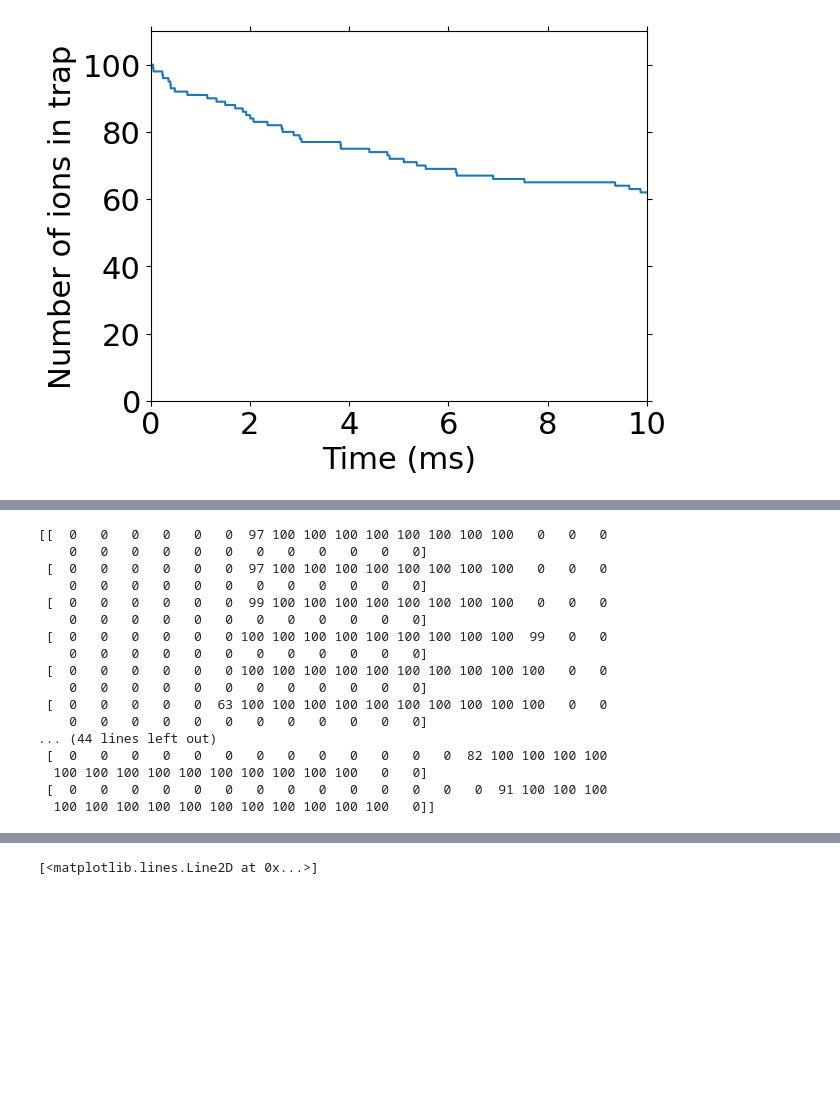
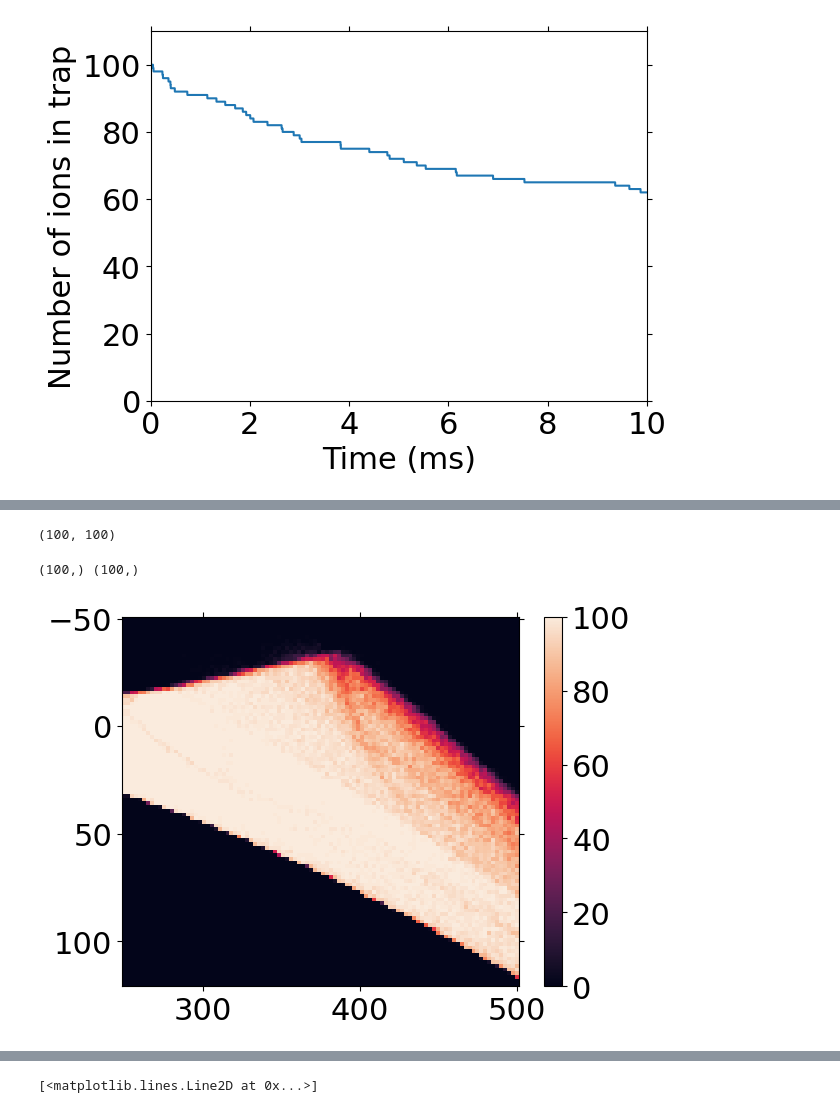
Before and after one commit to EmilLenler/PhD-Work, a Jupyter notebook: Lab Stuff/ESI/Thomas Simulations/CIT single ion.ipynb, the cells around one changed output, grey strips where cells are left out. Cells and saved outputs as stored; diff of their text form; code cells hidden in the pictures; blank space fills up the shorter version.

```diff
--- a/Lab Stuff/ESI/Thomas Simulations/CIT single ion.ipynb
+++ b/Lab Stuff/ESI/Thomas Simulations/CIT single ion.ipynb
@@ -259,7 +259,7 @@ def get_stability(RF):
     ts = np.arange(0, delta_t, 0.1e-6)
     r0 = 10e-3
     z0 = 9e-3
-    sigma_xyz = 0.2e-3
+    sigma_xyz = 1e-3
     T = 300
     N_arr = []
     for DC in VDCs:
@@ -292,26 +295,15 @@ DATA = np.array(U_edge_long_sim[1])
 for line in U_edge_long_sim[1:]:
     DATA = np.vstack((DATA,np.array(line)))
     # print()
-print(DATA)
+print(DATA.T.shape)
 # %% [output]
-[[  0   0   0   0   0   0  97 100 100 100 100 100 100 100 100   0   0   0
-    0   0   0   0   0   0   0   0   0   0   0   0]
- [  0   0   0   0   0   0  97 100 100 100 100 100 100 100 100   0   0   0
-    0   0   0   0   0   0   0   0   0   0   0   0]
- [  0   0   0   0   0   0  99 100 100 100 100 100 100 100 100   0   0   0
-    0   0   0   0   0   0   0   0   0   0   0   0]
- [  0   0   0   0   0   0 100 100 100 100 100 100 100 100 100  99   0   0
-    0   0   0   0   0   0   0   0   0   0   0   0]
- [  0   0   0   0   0   0 100 100 100 100 100 100 100 100 100 100   0   0
-    0   0   0   0   0   0   0   0   0   0   0   0]
- [  0   0   0   0   0  63 100 100 100 100 100 100 100 100 100 100   0   0
-    0   0   0   0   0   0   0   0   0   0   0   0]
-... (44 lines left out)
- [  0   0   0   0   0   0   0   0   0   0   0   0   0  82 100 100 100 100
-  100 100 100 100 100 100 100 100 100 100   0   0]
- [  0   0   0   0   0   0   0   0   0   0   0   0   0   0  91 100 100 100
-  100 100 100 100 100 100 100 100 100 100 100   0]]
+(100, 100)
 # %%
 fig,ax = plt.subplots()
-heatmap = ax.pcolormesh(UDCs,VDCs,DataGrid, cmap = 'rocket')
+print(VDCs.shape,VRFs.shape)
+heatmap = ax.pcolormesh(VRFs,VDCs,DATA.T, cmap = 'rocket')
 fig.colorbar(heatmap)
+ax.invert_yaxis()
+# %% [output]
+(100,) (100,)
+[figure, added]
```
Also changed, not shown: parts of 6 cells of this notebook, 9 other files.
